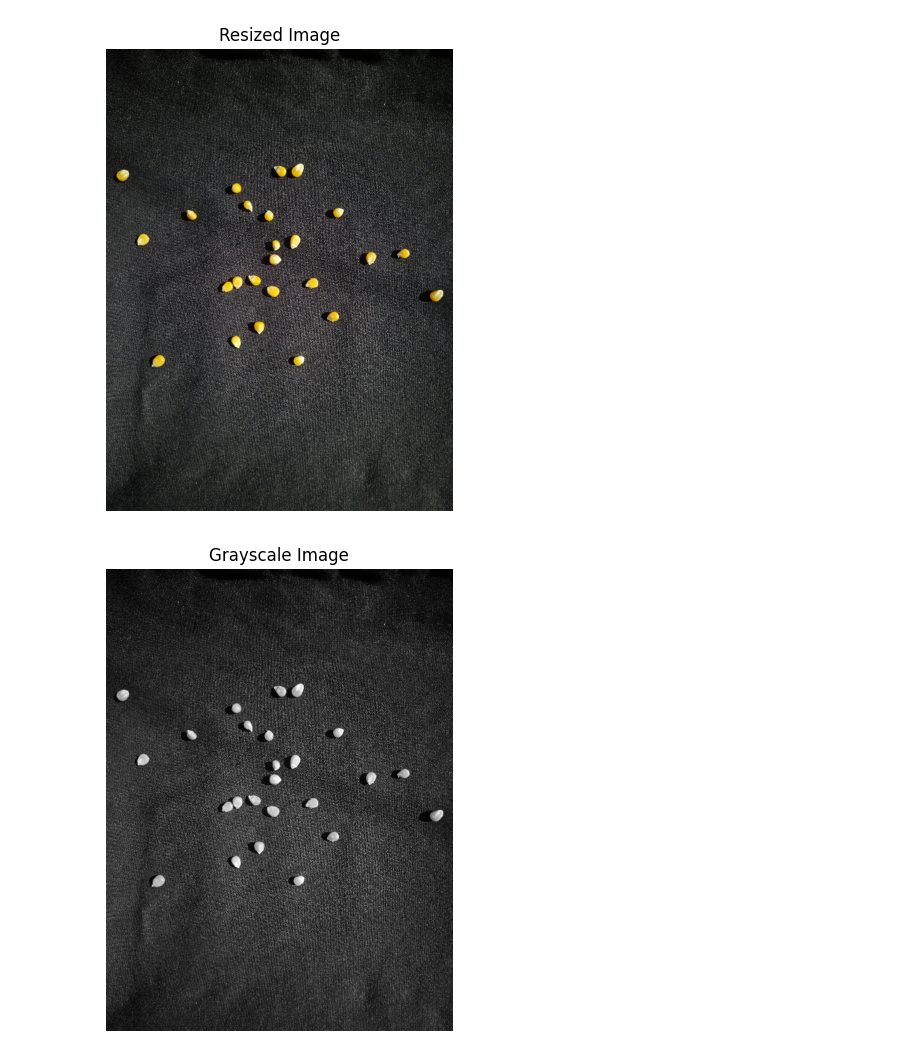
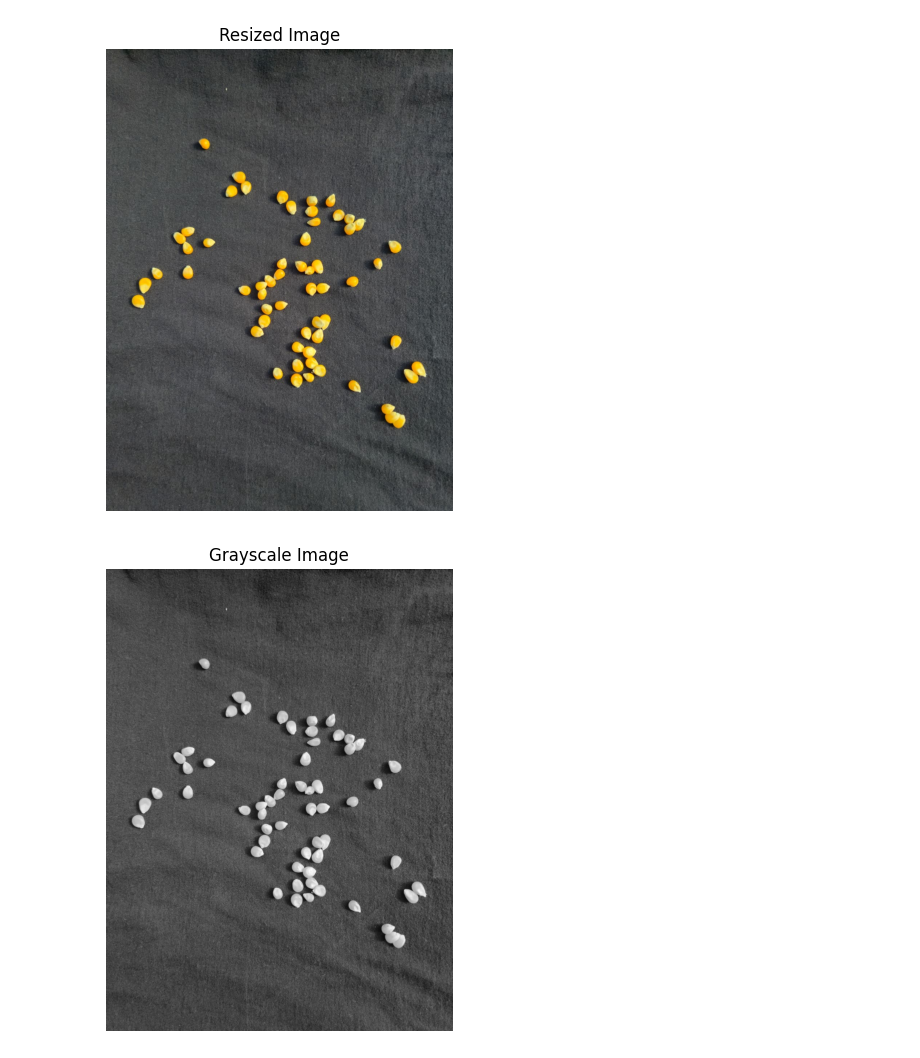
Before and after one commit to piedro404/agro-grain-analyzer, a Jupyter notebook: analyze_ai.ipynb, the cells around one changed output. Drawn from its saved outputs; the diff is of its cells as text; code cells hidden in the pictures.

```diff
--- a/analyze_ai.ipynb
+++ b/analyze_ai.ipynb
@@ -26,12 +29,13 @@ def close_all_windows():
 # %%
-img = cv2.imread('imagens/20251115_153252.jpg')
-img = cv2.resize(img, (600, 800))
+img = cv2.imread('imagens/agrupado3.jpg')
+craped_img = img.copy()
+# img = cv2.resize(img, (600, 800))
 show_image("Resized Image", img)
 # %% [output]
-[figure, old version]
+[figure, new version]
 # %%
 gray = cv2.cvtColor(img, cv2.COLOR_BGR2GRAY)
 show_image("Grayscale Image", gray)
 # %% [output]
-[figure, old version]
+[figure, new version]
 # %%
```
Also changed, not shown: parts of 8 cells of this notebook, 10 other files.
